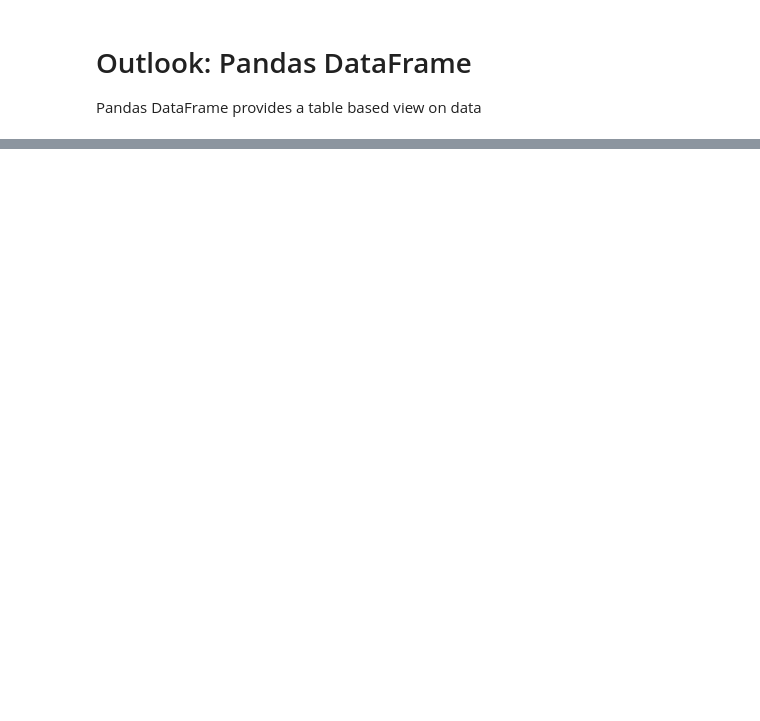
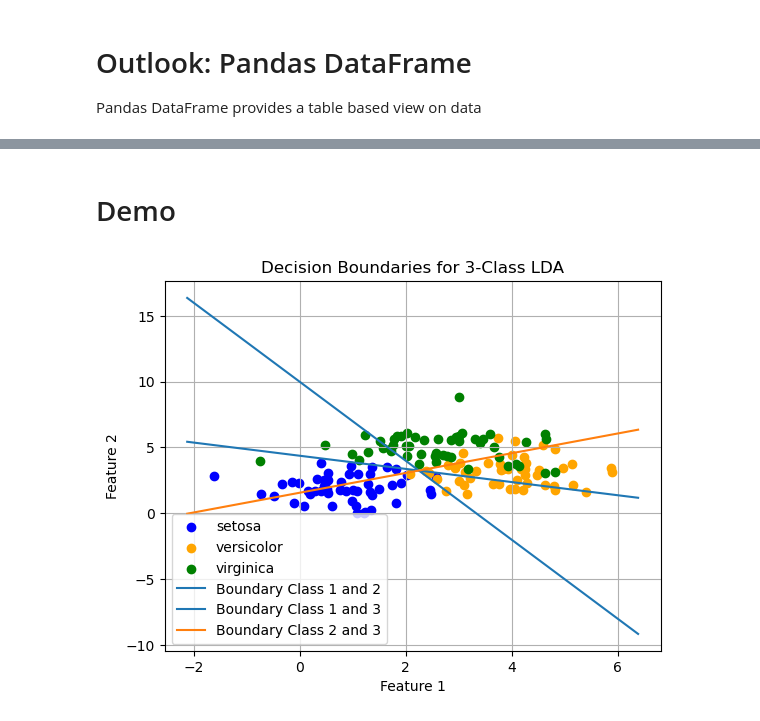
Before and after one commit to saadmann18/statistical-and-machine-learning-exercises, a Jupyter notebook: Exercise/Practice 1 Linear Discriminant Analysis/p1_lda_WorkedExample.ipynb, the cells around one changed output, grey strips where cells are left out. Cells and saved outputs as stored; diff of their text form; code cells hidden in the pictures; blank space fills up the shorter version.

```diff
--- a/Exercise/Practice 1 Linear Discriminant Analysis/p1_lda_WorkedExample.ipynb
+++ b/Exercise/Practice 1 Linear Discriminant Analysis/p1_lda_WorkedExample.ipynb
@@ -509,0 +414,61 @@ df.head()
+# %% [markdown]
+# Demo
+# %%
+import numpy as np
+import matplotlib.pyplot as plt
+
+# Fix random state for reproducibility
+np.random.seed(42)
+
+# Means for each class in 2D
+mu1 = np.array([1, 2])
+mu2 = np.array([4, 3])
+mu3 = np.array([2.5, 5])
+
+# Shared identity covariance matrix
+cov = np.eye(2)
+
+# Generate 50 samples per class
+X1 = np.random.multivariate_normal(mu1, cov, 50)
+X2 = np.random.multivariate_normal(mu2, cov, 50)
+X3 = np.random.multivariate_normal(mu3, cov, 50)
+
+# Stack all data
+X = np.vstack((X1, X2, X3))
+labels = np.array([0]*50 + [1]*50 + [2]*50)
+
+# Plot settings
+colors = ['blue', 'orange', 'green']
+names = ['setosa', 'versicolor', 'virginica']
+
+for i in range(3):
+    plt.scatter(X[labels==i, 0], X[labels==i, 1], color=colors[i], label=names[i])
+
+# LDA boundaries for each pair
+def lda_boundary(mu_a, mu_b, color, label):
+    w = mu_a - mu_b
+    midpoint = (mu_a + mu_b) / 2
+    c = -np.dot(w, midpoint)
+    # For y = mx + b, when w[1] is not zero
+    if w[1] != 0:
+        x_vals = np.linspace(X[:,0].min()-0.5, X[:,0].max()+0.5, 200)
+        y_vals = -(w[0]/w[1])*x_vals - c/w[1]
+        plt.plot(x_vals, y_vals, color=color, label=label)
+    else:
+        # Vertical line x = -c/w[0]
+        x_vert = -c/w[0]
+        plt.axvline(x=x_vert, color=color, label=label)
+
+# Plot boundaries
+lda_boundary(mu1, mu2, 'tab:blue', 'Boundary Class 1 and 2')
+lda_boundary(mu1, mu3, 'tab:blue', 'Boundary Class 1 and 3')
+lda_boundary(mu2, mu3, 'tab:orange', 'Boundary Class 2 and 3')
+
+# Legends and labels
+plt.xlabel('Feature 1')
+plt.ylabel('Feature 2')
+plt.legend()
+plt.title('Decision Boundaries for 3-Class LDA')
+plt.show()
+# %% [output]
+[figure, added]
```
Also changed, not shown: parts of 36 cells of this notebook.
